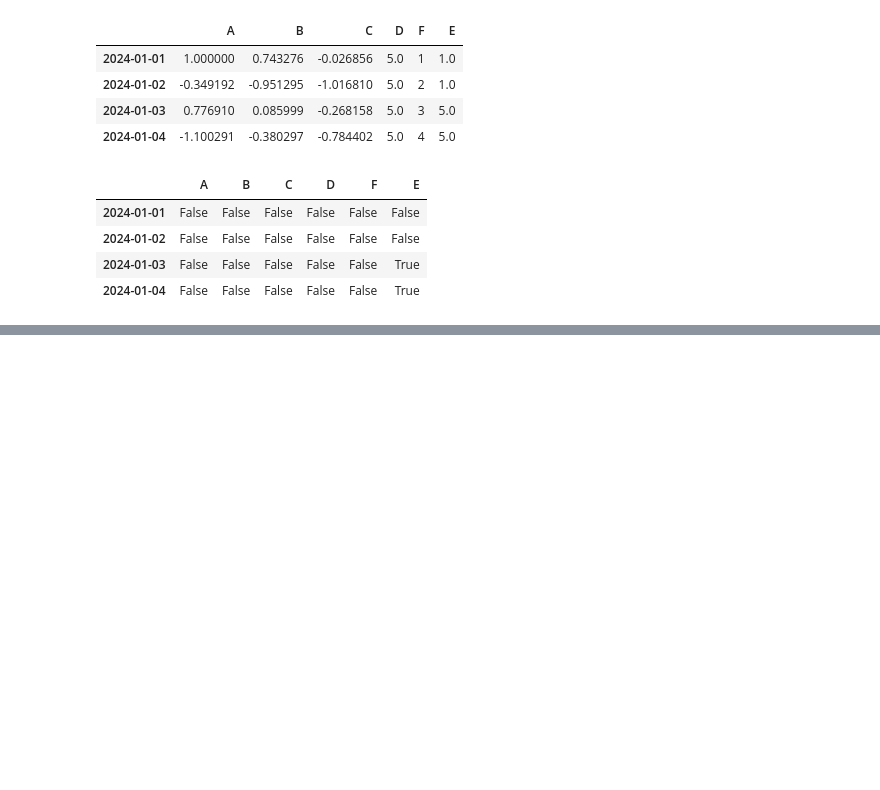
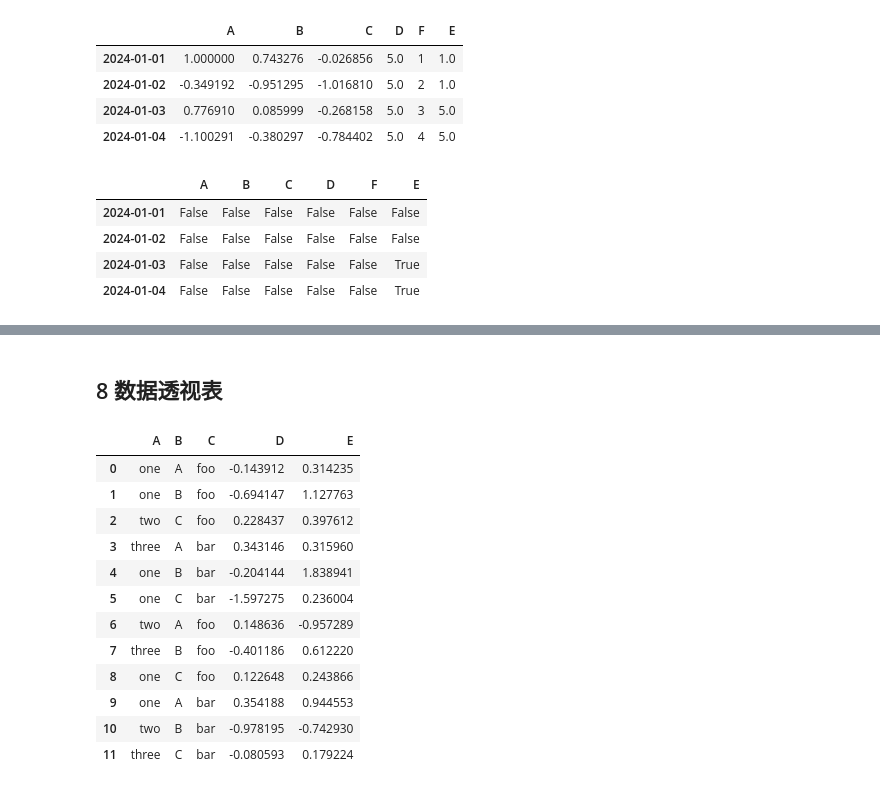
Before and after one commit to 1517005260/ai-learning, a Jupyter notebook: data-analysis/pandas/pandas.ipynb, the cells around one changed output, grey strips where cells are left out. Drawn from its saved outputs; the diff is of its cells as text; code cells hidden in the pictures; blank space fills up the shorter version.

```diff
--- a/data-analysis/pandas/pandas.ipynb
+++ b/data-analysis/pandas/pandas.ipynb
@@ -352,0 +499,23 @@ pd.isna(df1)
+# %% [markdown]
+## 8 数据透视表
+# %%
+df = pd.DataFrame({'A': ['one', 'one', 'two', 'three'] * 3,
+                   'B': ['A', 'B', 'C'] * 4,
+                   'C': ['foo', 'foo', 'foo', 'bar', 'bar', 'bar'] * 2,
+                   'D': np.random.randn(12),
+                   'E': np.random.randn(12)})
+df
+# %% [output]
+|  | A | B | C | D | E |
+| 0 | one | A | foo | -0.143912 | 0.314235 |
+| 1 | one | B | foo | -0.694147 | 1.127763 |
+| 2 | two | C | foo | 0.228437 | 0.397612 |
+| 3 | three | A | bar | 0.343146 | 0.315960 |
+| 4 | one | B | bar | -0.204144 | 1.838941 |
+| 5 | one | C | bar | -1.597275 | 0.236004 |
+| 6 | two | A | foo | 0.148636 | -0.957289 |
+| 7 | three | B | foo | -0.401186 | 0.612220 |
+| 8 | one | C | foo | 0.122648 | 0.243866 |
+| 9 | one | A | bar | 0.354188 | 0.944553 |
+| 10 | two | B | bar | -0.978195 | -0.742930 |
+| 11 | three | C | bar | -0.080593 | 0.179224 |
```
Also changed, not shown: parts of 26 cells of this notebook.
